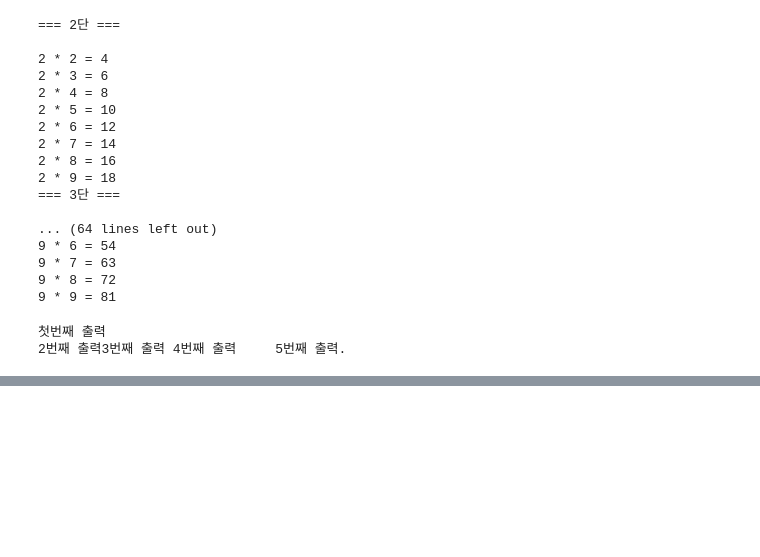
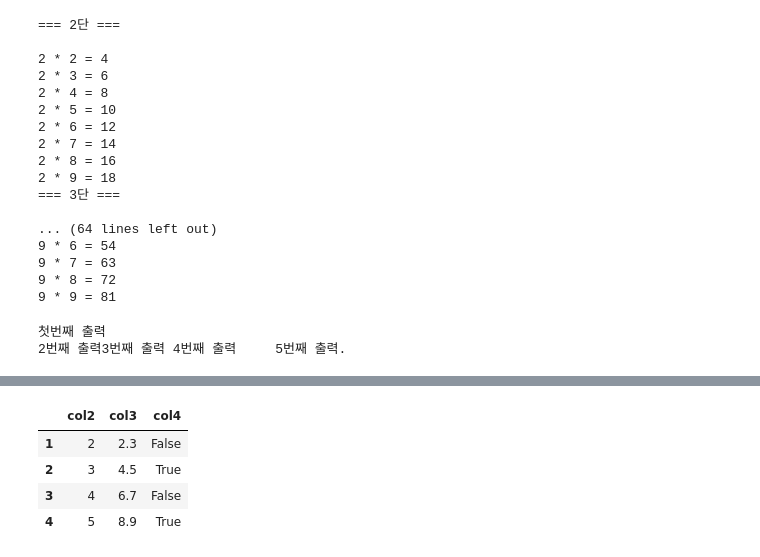
Before and after one commit to NustEred/OnDevicePython, a Jupyter notebook: 파이썬기초.ipynb, the cells around one changed output, grey strips where cells are left out. Saved outputs shown, nothing was run; the diff lists cells and outputs as text; code cells hidden in the pictures; blank space fills up the shorter version.

```diff
--- a/파이썬기초.ipynb
+++ b/파이썬기초.ipynb
@@ -583,0 +1624,9 @@ print("5번째 출력", end='.')
+# %%
+# 1~4행, 열은 'col2'~'col4' 슬라이싱 하기
+df1.loc[1:4,'col2':'col4']
+# %% [output]
+|  | col2 | col3 | col4 |
+| 1 | 2 | 2.3 | False |
+| 2 | 3 | 4.5 | True |
+| 3 | 4 | 6.7 | False |
+| 4 | 5 | 8.9 | True |
```
Also changed, not shown: parts of 119 cells of this notebook.
